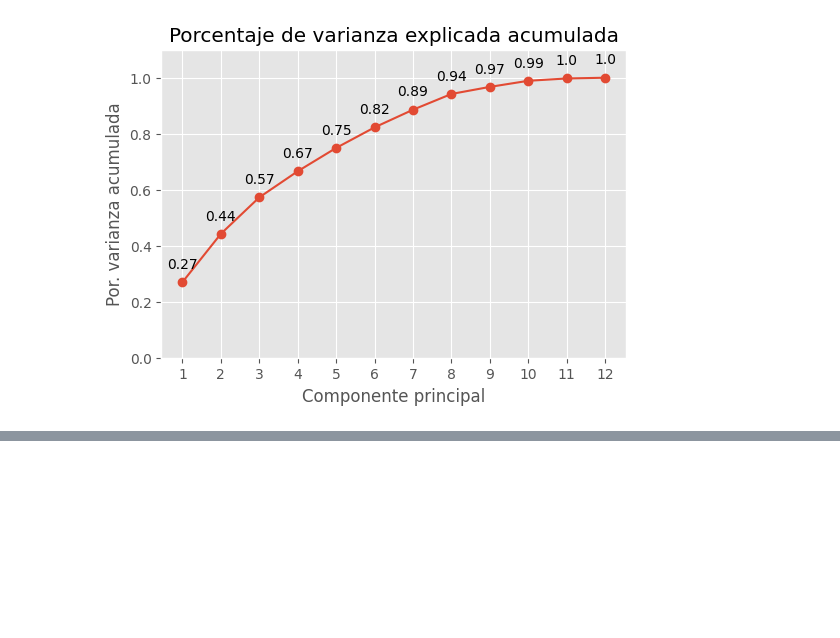
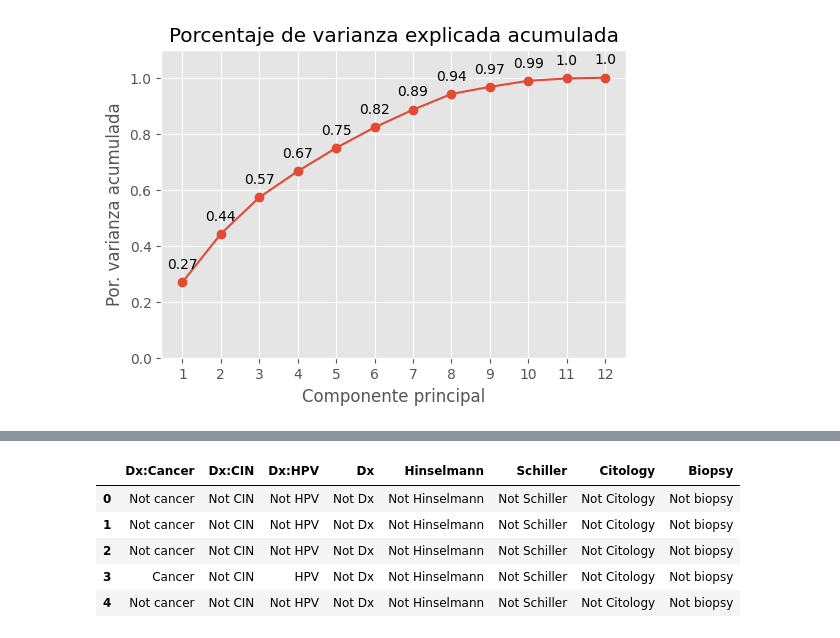
Before and after one commit to JDgomez2002/data-science-labs, a Jupyter notebook: lab01/lab1.ipynb, the cells around one changed output, grey strips where cells are left out. Cells and saved outputs as stored; diff of their text form; code cells hidden in the pictures; blank space fills up the shorter version.

```diff
--- a/lab01/lab1.ipynb
+++ b/lab01/lab1.ipynb
@@ -544,0 +548,3 @@ Varianza explicada acumulada
+# %%
+hospital = pd.read_csv('risk_factors_cervical_cancer.csv', encoding='ISO-8859-1')
+hospital.head()
@@ -544,0 +559,25 @@ Varianza explicada acumulada
+# %%
+# Select the categorical columns
+categoricals = hospital[['Dx:Cancer', 'Dx:CIN', 'Dx:HPV', 'Dx', 'Hinselmann', 'Schiller', 'Citology', 'Biopsy']].copy()
+
+# Replace 1.0 and 0.0 directly with 'Yes' and 'No' without using inplace=True
+categoricals['Dx:Cancer'] = categoricals['Dx:Cancer'].replace({1.0: 'Cancer', 0.0: 'Not cancer'})
+categoricals['Dx:CIN'] = categoricals['Dx:CIN'].replace({1.0: 'CIN', 0.0: 'Not CIN'})
+categoricals['Dx:HPV'] = categoricals['Dx:HPV'].replace({1.0: 'HPV', 0.0: 'Not HPV'})
+categoricals['Dx'] = categoricals['Dx'].replace({1.0: 'Dx', 0.0: 'Not Dx'})
+categoricals['Hinselmann'] = categoricals['Hinselmann'].replace({1.0: 'Hinselmann', 0.0: 'Not Hinselmann'})
+categoricals['Schiller'] = categoricals['Schiller'].replace({1.0: 'Schiller', 0.0: 'Not Schiller'})
+categoricals['Citology'] = categoricals['Citology'].replace({1.0: 'Citology', 0.0: 'Not Citology'})
+categoricals['Biopsy'] = categoricals['Biopsy'].replace({1.0: 'Biopsy', 0.0: 'Not biopsy'})
+
+# Optionally convert all columns to object type if needed
+# categoricals = categoricals.astype(object)
+
+categoricals.head()
+# %% [output]
+|  | Dx:Cancer | Dx:CIN | Dx:HPV | Dx | Hinselmann | Schiller | Citology | Biopsy |
+| 0 | Not cancer | Not CIN | Not HPV | Not Dx | Not Hinselmann | Not Schiller | Not Citology | Not biopsy |
+| 1 | Not cancer | Not CIN | Not HPV | Not Dx | Not Hinselmann | Not Schiller | Not Citology | Not biopsy |
+| 2 | Not cancer | Not CIN | Not HPV | Not Dx | Not Hinselmann | Not Schiller | Not Citology | Not biopsy |
+| 3 | Cancer | Not CIN | HPV | Not Dx | Not Hinselmann | Not Schiller | Not Citology | Not biopsy |
+| 4 | Not cancer | Not CIN | Not HPV | Not Dx | Not Hinselmann | Not Schiller | Not Citology | Not biopsy |
```
Also changed, not shown: parts of 8 cells of this notebook.
